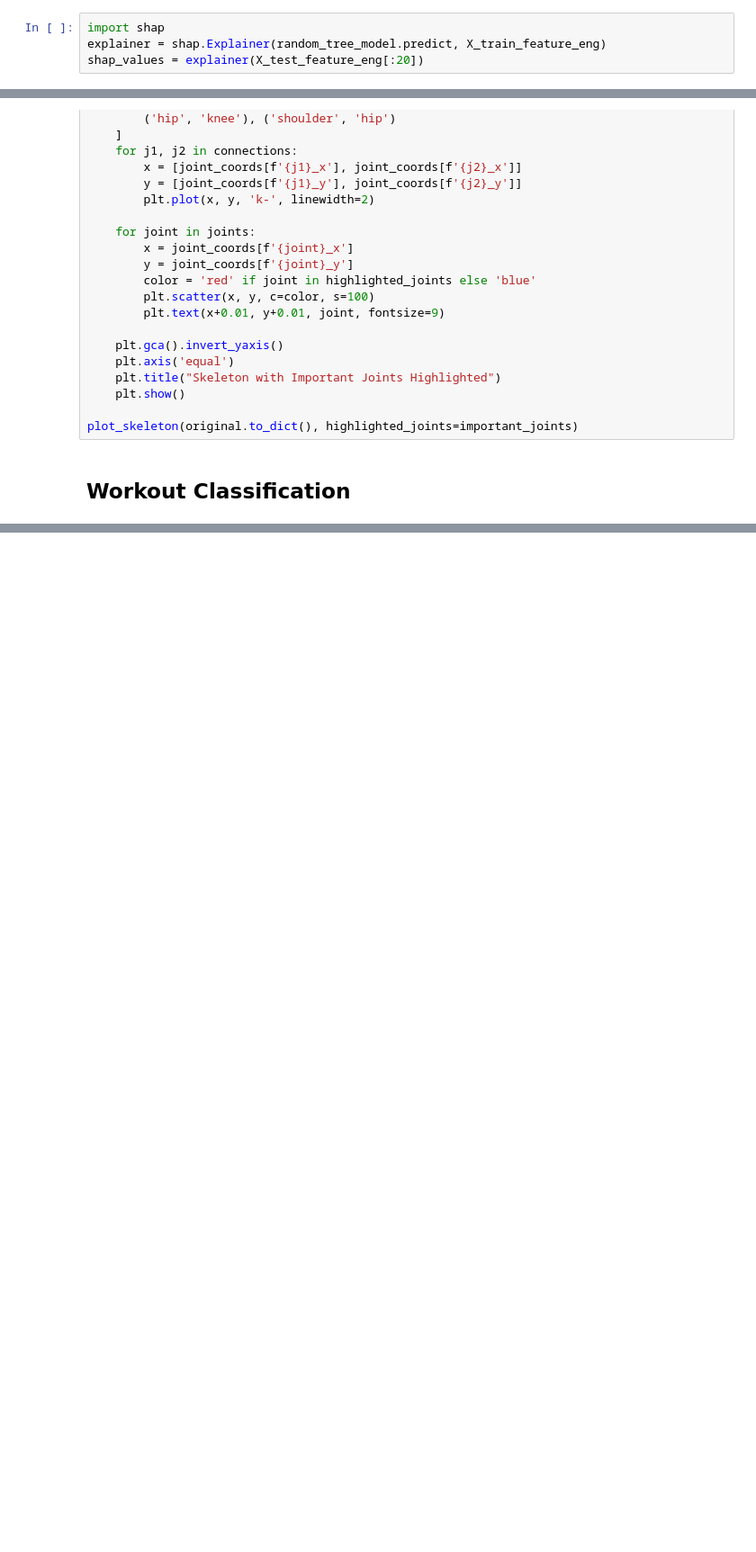
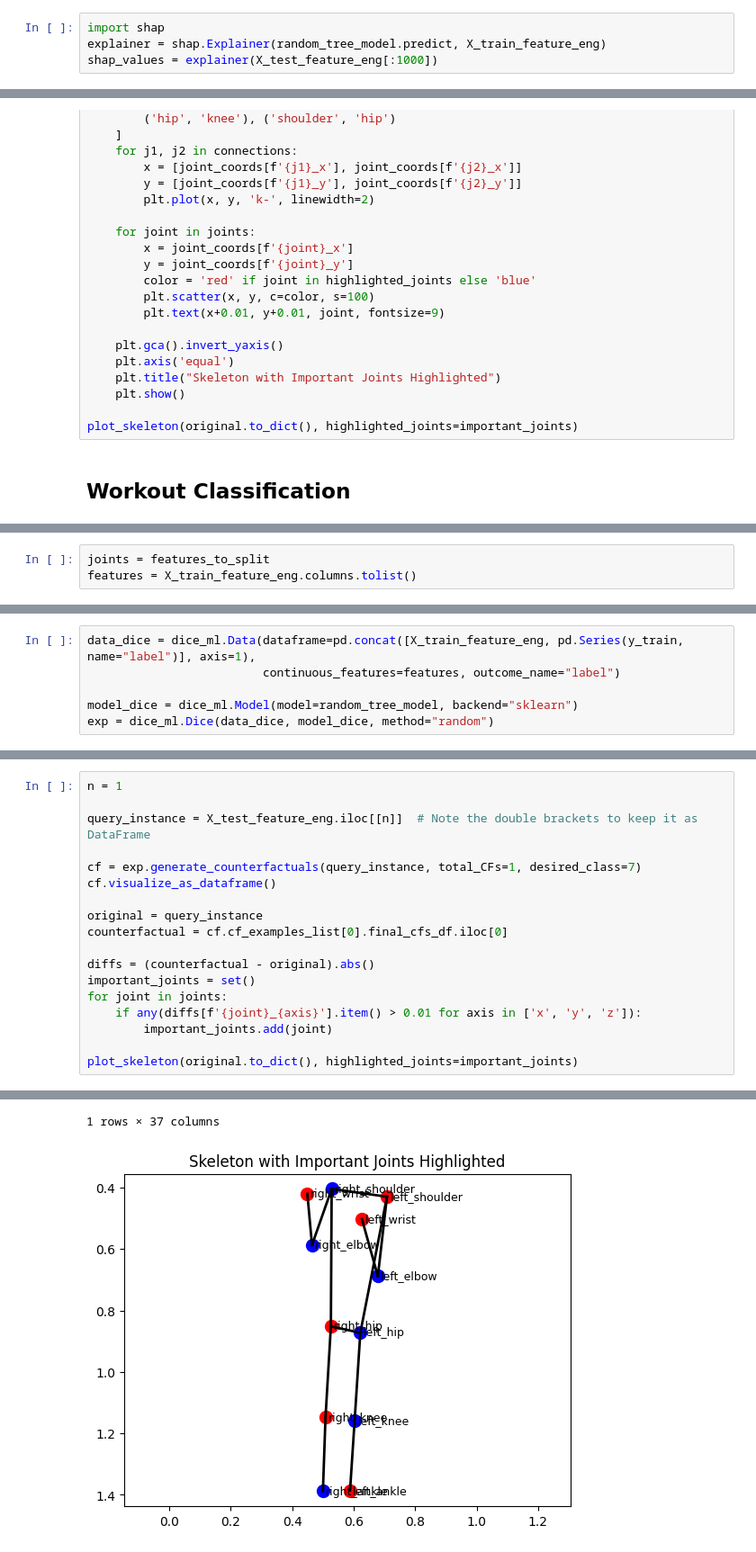
Before and after one commit to dongyiu/DesD_AI_pathway, a Jupyter notebook: AI/app/xai.ipynb, the cells around one changed output, grey strips where cells are left out. Shown at 90% size. Drawn from its saved outputs; the diff is of its cells as text; blank space fills up the shorter version.

```diff
--- a/AI/app/xai.ipynb
+++ b/AI/app/xai.ipynb
@@ -114,4 +114,4 @@ FileNotFoundError: [Errno 2] No such file or directory: 'rcf_feature_eng_model.p
 # %%
 import shap
 explainer = shap.Explainer(random_tree_model.predict, X_train_feature_eng)
-shap_values = explainer(X_test_feature_eng[:20])
+shap_values = explainer(X_test_feature_eng[:1000])
@@ -205,0 +334,3 @@ plot_skeleton(original.to_dict(), highlighted_joints=important_joints)
+# %%
+joints = features_to_split
+features = X_train_feature_eng.columns.tolist()
@@ -205,0 +385,6 @@ plot_skeleton(original.to_dict(), highlighted_joints=important_joints)
+# %%
+data_dice = dice_ml.Data(dataframe=pd.concat([X_train_feature_eng, pd.Series(y_train, name="label")], axis=1),
+                         continuous_features=features, outcome_name="label")
+
+model_dice = dice_ml.Model(model=random_tree_model, backend="sklearn")
+exp = dice_ml.Dice(data_dice, model_dice, method="random")
@@ -205,0 +395,19 @@ plot_skeleton(original.to_dict(), highlighted_joints=important_joints)
+# %%
+n = 1
+
+query_instance = X_test_feature_eng.iloc[[n]]  # Note the double brackets to keep it as DataFrame
+
+cf = exp.generate_counterfactuals(query_instance, total_CFs=1, desired_class=7)
+cf.visualize_as_dataframe()
+
+original = query_instance
+counterfactual = cf.cf_examples_list[0].final_cfs_df.iloc[0]
+
+diffs = (counterfactual - original).abs()
+important_joints = set()
+for joint in joints:
+    if any(diffs[f'{joint}_{axis}'].item() > 0.01 for axis in ['x', 'y', 'z']):
+        important_joints.add(joint)
+
+plot_skeleton(original.to_dict(), highlighted_joints=important_joints)
+# %% [output]
@@ -205,0 +421,2 @@ plot_skeleton(original.to_dict(), highlighted_joints=important_joints)
+1 rows × 37 columns
+[figure, added]
```
Also changed, not shown: parts of 15 cells of this notebook, 5 other files.
